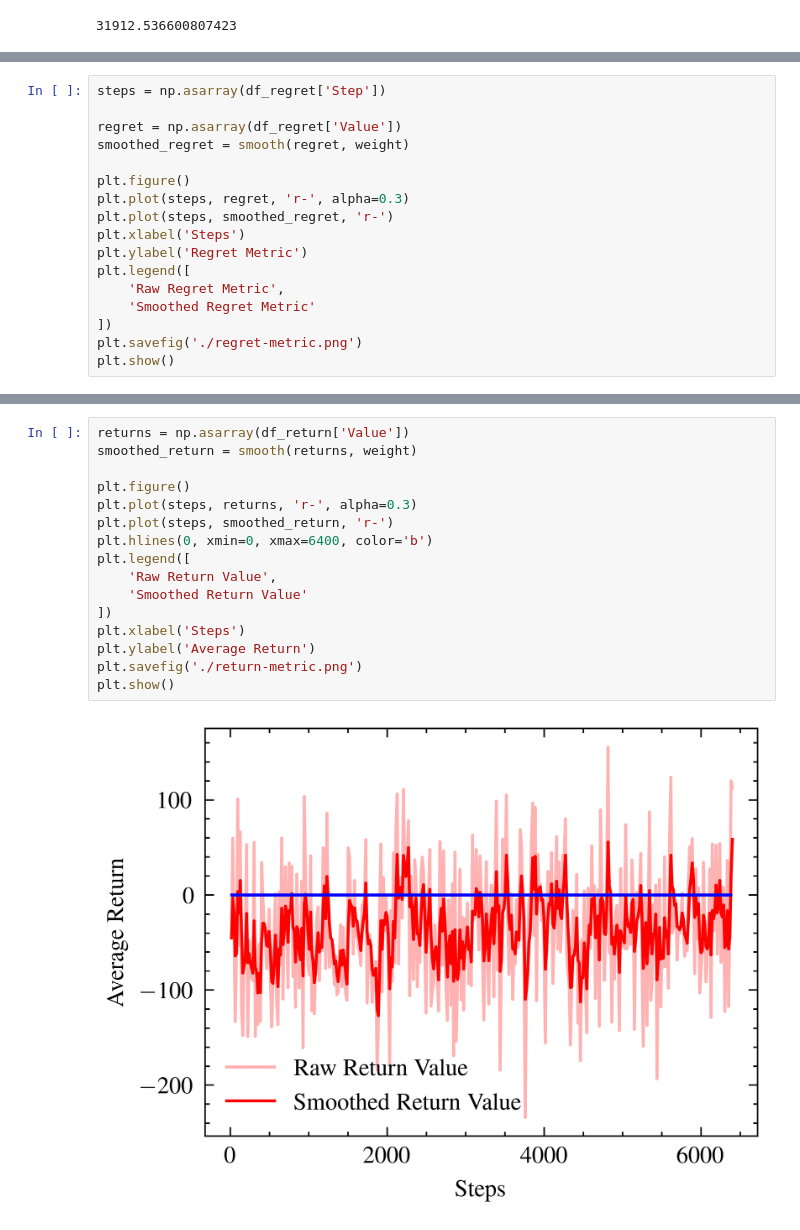
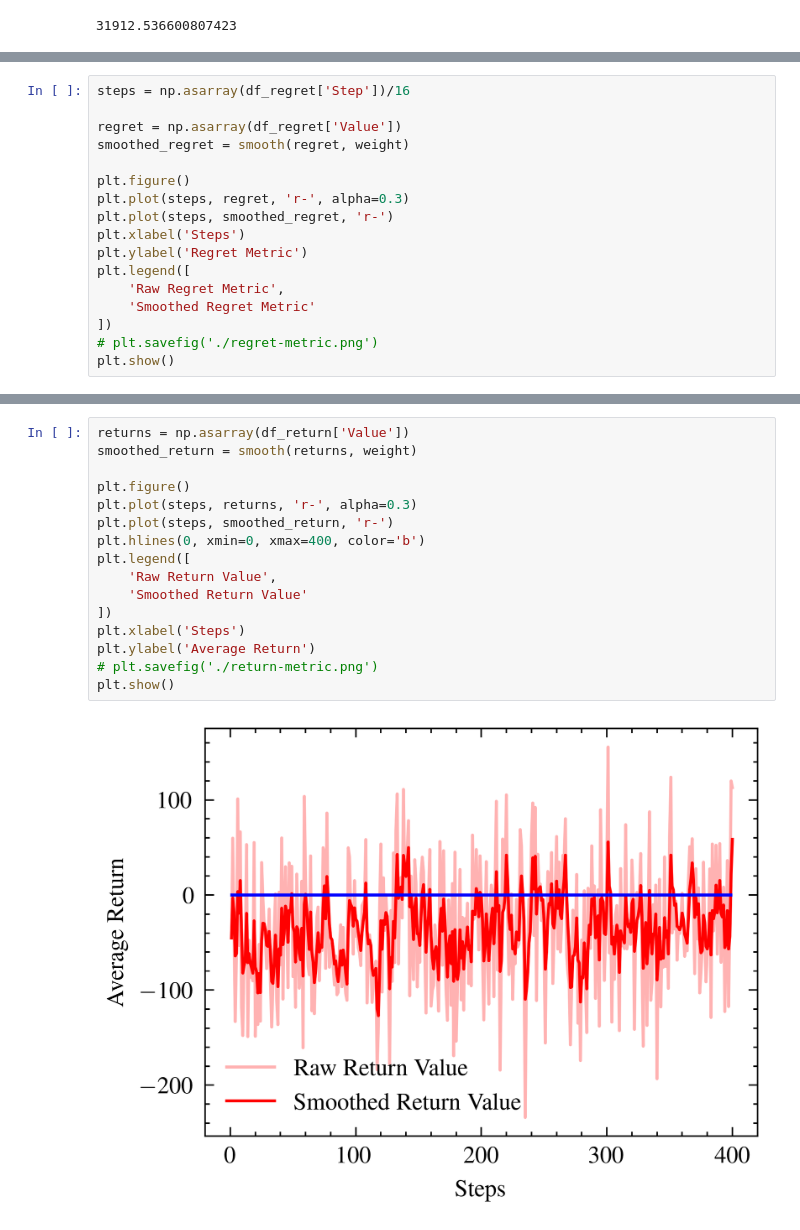
Before and after one commit to eytancanzini/rl-fixture-design, a Jupyter notebook: Python/notebooks/data_processing.ipynb, the cells around one changed output, grey strips where cells are left out. Cells and saved outputs as stored; diff of their text form.

```diff
--- a/Python/notebooks/data_processing.ipynb
+++ b/Python/notebooks/data_processing.ipynb
@@ -74,7 +74,7 @@ plt.show()
 # %% [output]
 [figure]
 # %%
-steps = np.asarray(df_regret['Step'])
+steps = np.asarray(df_regret['Step'])/16
 
 regret = np.asarray(df_regret['Value'])
 smoothed_regret = smooth(regret, weight)
@@ -88,6 +88,6 @@ plt.legend([
     'Raw Regret Metric',
     'Smoothed Regret Metric'
 ])
-plt.savefig('./regret-metric.png')
+# plt.savefig('./regret-metric.png')
 plt.show()
 # %% [output]
@@ -95,18 +95,18 @@ plt.show()
 # %%
 returns = np.asarray(df_return['Value'])
 smoothed_return = smooth(returns, weight)
 
 plt.figure()
 plt.plot(steps, returns, 'r-', alpha=0.3)
 plt.plot(steps, smoothed_return, 'r-')
-plt.hlines(0, xmin=0, xmax=6400, color='b')
+plt.hlines(0, xmin=0, xmax=400, color='b')
 plt.legend([
     'Raw Return Value',
     'Smoothed Return Value'
 ])
 plt.xlabel('Steps')
 plt.ylabel('Average Return')
-plt.savefig('./return-metric.png')
+# plt.savefig('./return-metric.png')
 plt.show()
 # %% [output]
-[figure, old version]
+[figure, new version]
```
Also changed, not shown: parts of 5 cells of this notebook, 4 other files.
